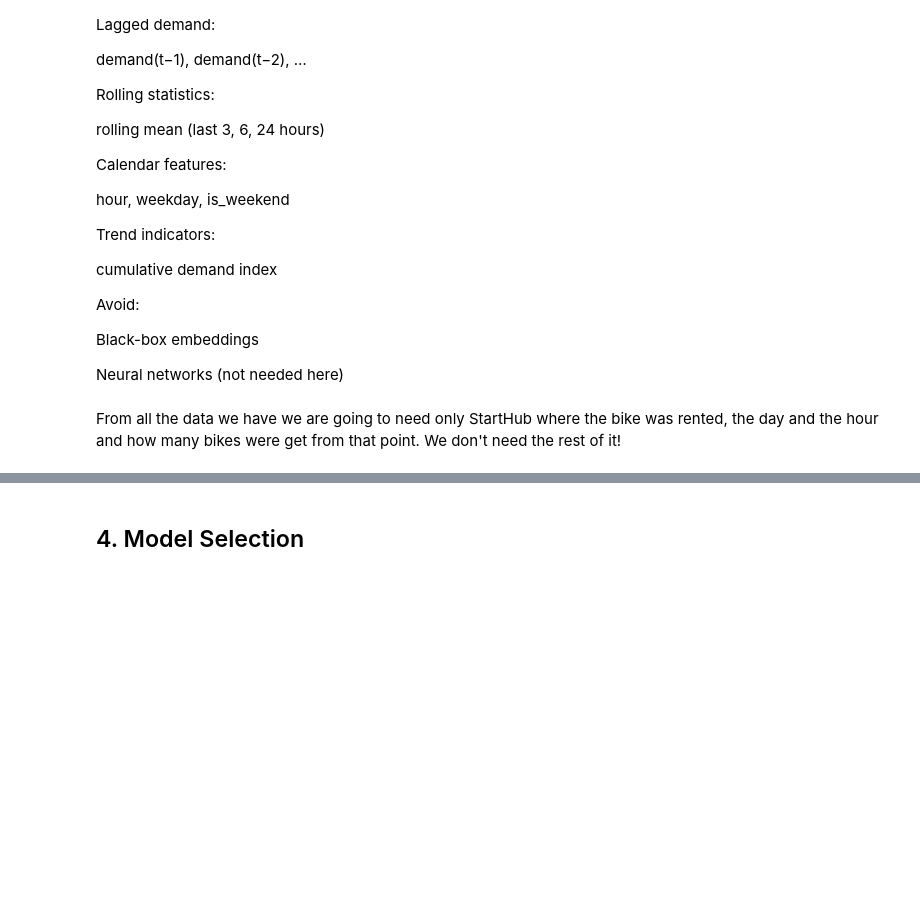
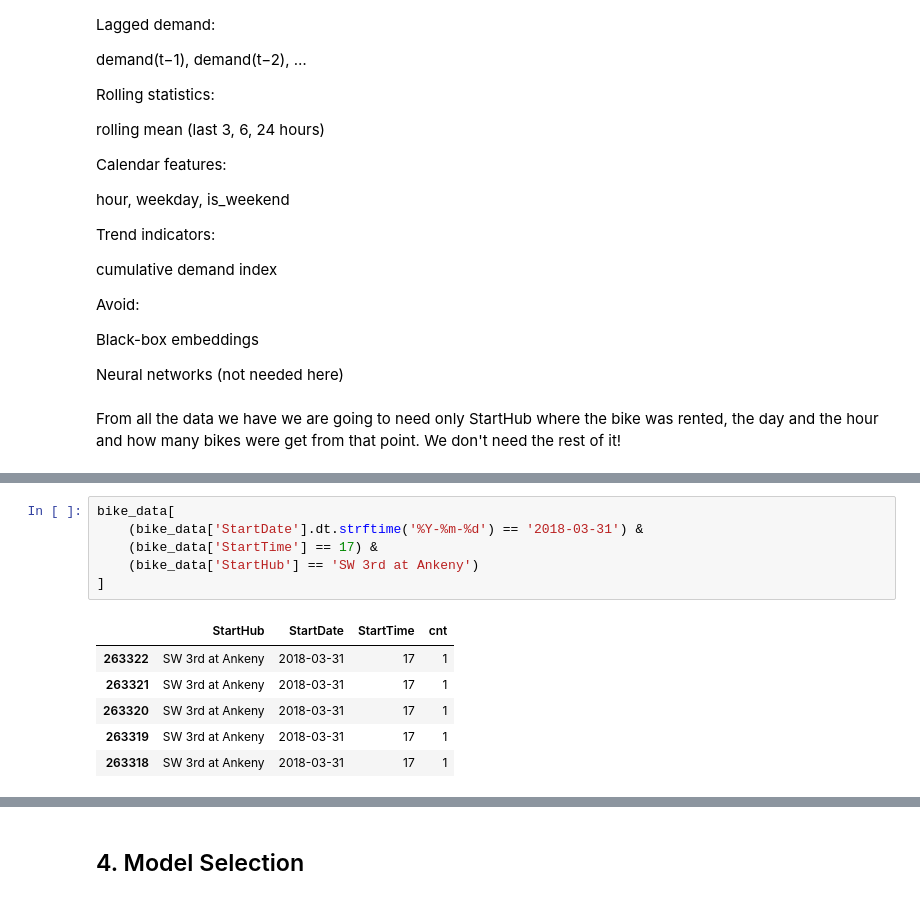
Before and after one commit to AngelGigov/ml-data-projects, a Jupyter notebook: projects/biketown-forecast/notebooks/biketown_forecast.ipynb, the cells around one changed output, grey strips where cells are left out. Drawn from its saved outputs; the diff is of its cells as text; blank space fills up the shorter version.

```diff
--- a/projects/biketown-forecast/notebooks/biketown_forecast.ipynb
+++ b/projects/biketown-forecast/notebooks/biketown_forecast.ipynb
@@ -564,0 +586,13 @@ memory usage: 14.1+ MB
+# %%
+bike_data[
+    (bike_data['StartDate'].dt.strftime('%Y-%m-%d') == '2018-03-31') &
+    (bike_data['StartTime'] == 17) &
+    (bike_data['StartHub'] == 'SW 3rd at Ankeny')
+]
+# %% [output]
+|  | StartHub | StartDate | StartTime | cnt |
+| 263322 | SW 3rd at Ankeny | 2018-03-31 | 17 | 1 |
+| 263321 | SW 3rd at Ankeny | 2018-03-31 | 17 | 1 |
+| 263320 | SW 3rd at Ankeny | 2018-03-31 | 17 | 1 |
+| 263319 | SW 3rd at Ankeny | 2018-03-31 | 17 | 1 |
+| 263318 | SW 3rd at Ankeny | 2018-03-31 | 17 | 1 |
```
Also changed, not shown: parts of 8 cells of this notebook.
